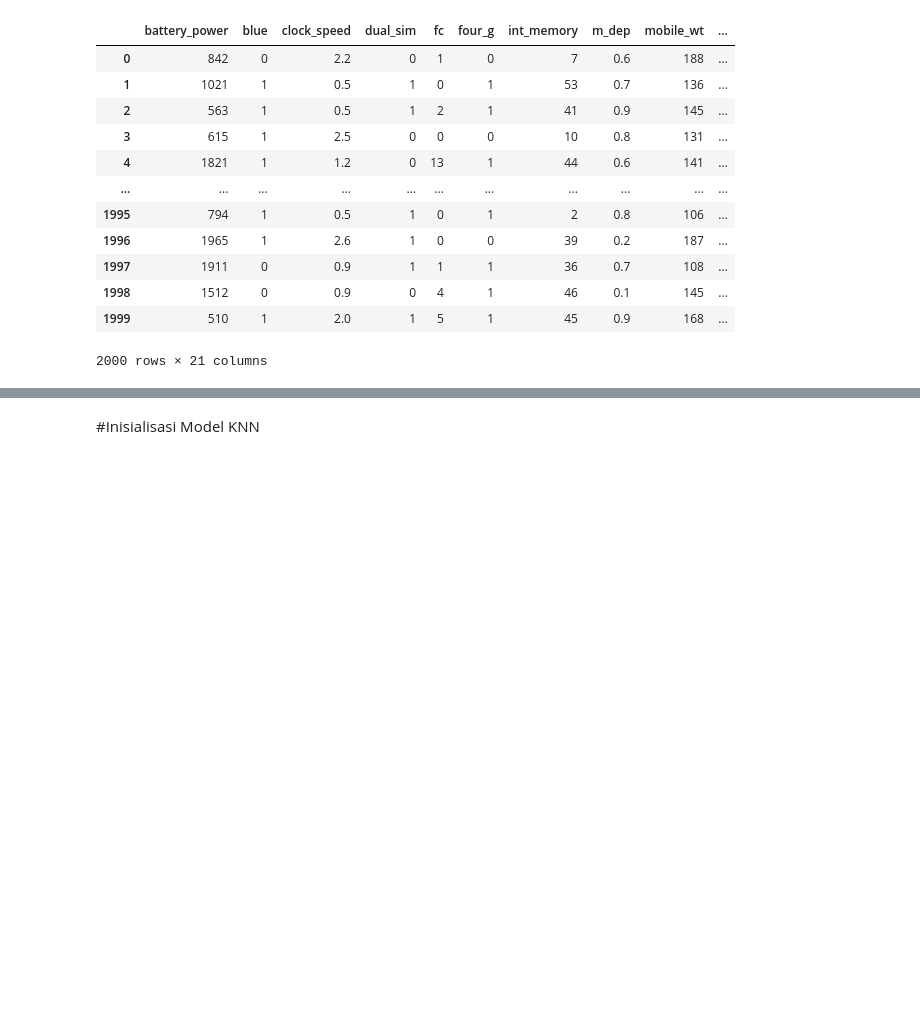
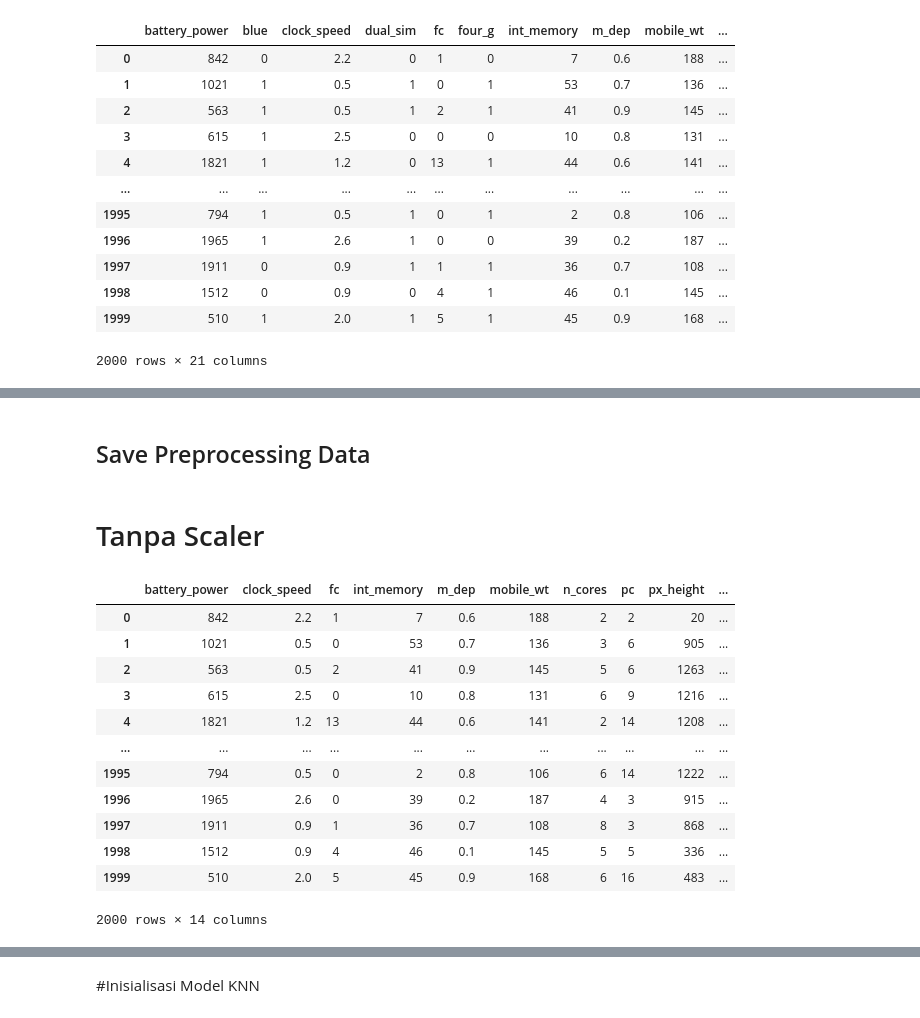
Before and after one commit to rahadis/datamining, a Jupyter notebook: _sources/UAS.ipynb, the cells around one changed output, grey strips where cells are left out. Drawn from its saved outputs; the diff is of its cells as text; code cells hidden in the pictures; blank space fills up the shorter version.

```diff
--- a/_sources/UAS.ipynb
+++ b/_sources/UAS.ipynb
@@ -50,0 +52,2 @@ X= fd1
+# %% [markdown]
+## Save Preprocessing Data
@@ -50,0 +59,19 @@ X= fd1
+# %% [markdown]
+# Tanpa Scaler
+# %%
+p = data.drop(columns=['blue', 'dual_sim', 'four_g' , 'three_g', 'touch_screen', 'wifi', 'price_range'],axis=1)
+p
+# %% [output]
+|  | battery_power | clock_speed | fc | int_memory | m_dep | mobile_wt | n_cores | pc | px_height | ... |
+| 0 | 842 | 2.2 | 1 | 7 | 0.6 | 188 | 2 | 2 | 20 | ... |
+| 1 | 1021 | 0.5 | 0 | 53 | 0.7 | 136 | 3 | 6 | 905 | ... |
+| 2 | 563 | 0.5 | 2 | 41 | 0.9 | 145 | 5 | 6 | 1263 | ... |
+| 3 | 615 | 2.5 | 0 | 10 | 0.8 | 131 | 6 | 9 | 1216 | ... |
+| 4 | 1821 | 1.2 | 13 | 44 | 0.6 | 141 | 2 | 14 | 1208 | ... |
+| ... | ... | ... | ... | ... | ... | ... | ... | ... | ... | ... |
+| 1995 | 794 | 0.5 | 0 | 2 | 0.8 | 106 | 6 | 14 | 1222 | ... |
+| 1996 | 1965 | 2.6 | 0 | 39 | 0.2 | 187 | 4 | 3 | 915 | ... |
+| 1997 | 1911 | 0.9 | 1 | 36 | 0.7 | 108 | 8 | 3 | 868 | ... |
+| 1998 | 1512 | 0.9 | 4 | 46 | 0.1 | 145 | 5 | 5 | 336 | ... |
+| 1999 | 510 | 2.0 | 5 | 45 | 0.9 | 168 | 6 | 16 | 483 | ... |
+2000 rows × 14 columns
```
Also changed, not shown: parts of 55 cells of this notebook, 44 other files.
